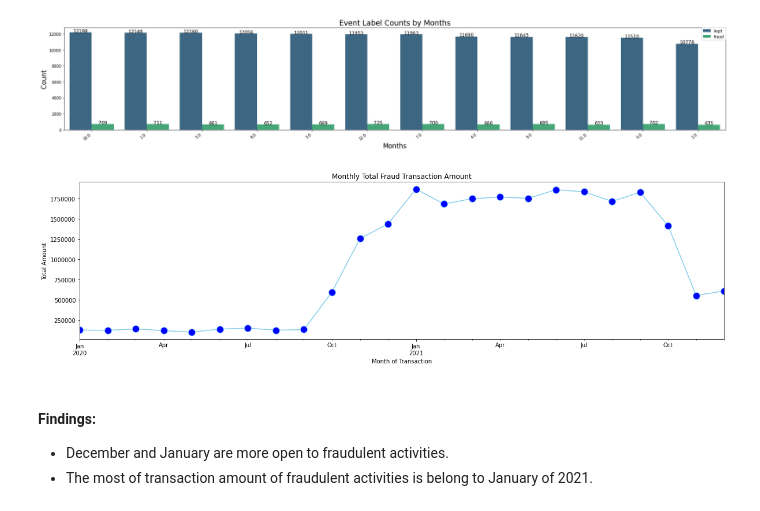
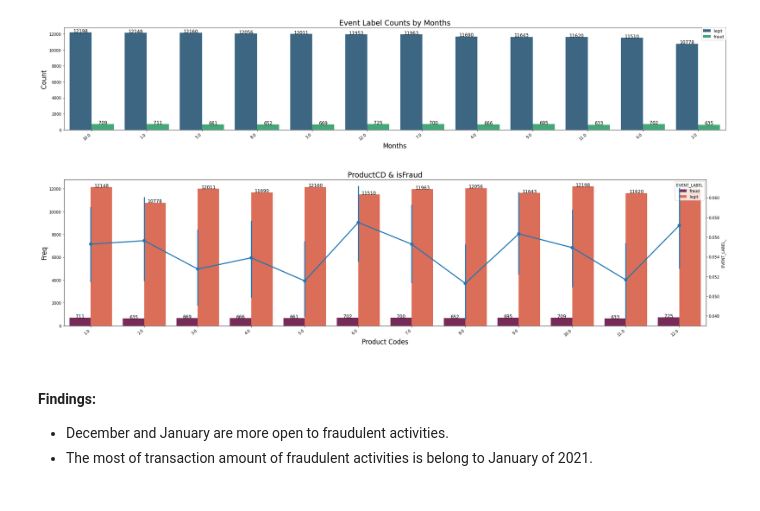
Before and after one commit to ElifKarakutukDinc/Fraud_Analytics_Case_Study, a Jupyter notebook: EDA.ipynb, the cells around one changed output. Saved outputs shown, nothing was run; the diff lists cells and outputs as text; code cells hidden in the pictures.

```diff
--- a/EDA.ipynb
+++ b/EDA.ipynb
@@ -192,30 +179,23 @@ countplot_viz_unlimit(
 )
 # %% [output]
 [figure]
-# %%
-# To see monthly fraudulent activities:
-
-plt.ticklabel_format(style="plain")
-fraud_ts = df_data.copy()
-fraud_ts.set_index("EVENT_TIMESTAMP", inplace=True)
-fraud_ts_month = (
-    fraud_ts[fraud_ts["EVENT_LABEL"] == "fraud"]["transaction_amt"]
-    .resample("M")
-    .apply(sum)
-)
-fraud_ts_month.plot(
-    marker="o",
-    markerfacecolor="blue",
-    markersize=12,
-    figsize=(20, 5),
-    color="skyblue",
-    title="Monthly Total Fraud Transaction Amount",
-    xlabel="Month of Transaction",
-    ylabel="Total Amount",
-)
-plt.show()
-# %% [output]
-[figure, removed]
+# %%
+filter_list = ["fraud", "legit"]
+countplot_pointplot_viz(
+    df_data,
+    filter_list,
+    "Month",
+    "EVENT_LABEL",
+    "EVENT_LABEL_",
+    "Product Codes",
+    "Freq",
+    "ProductCD & isFraud",
+    palette="rocket",
+    figsize_x=30,
+    figsize_y=7,
+)
+# %% [output]
+[figure, added]
 # %% [markdown]
 #### Findings:
  * December and January are more open to fraudulent activities.
```
Also changed, not shown: parts of 34 cells of this notebook, 1 other file.
